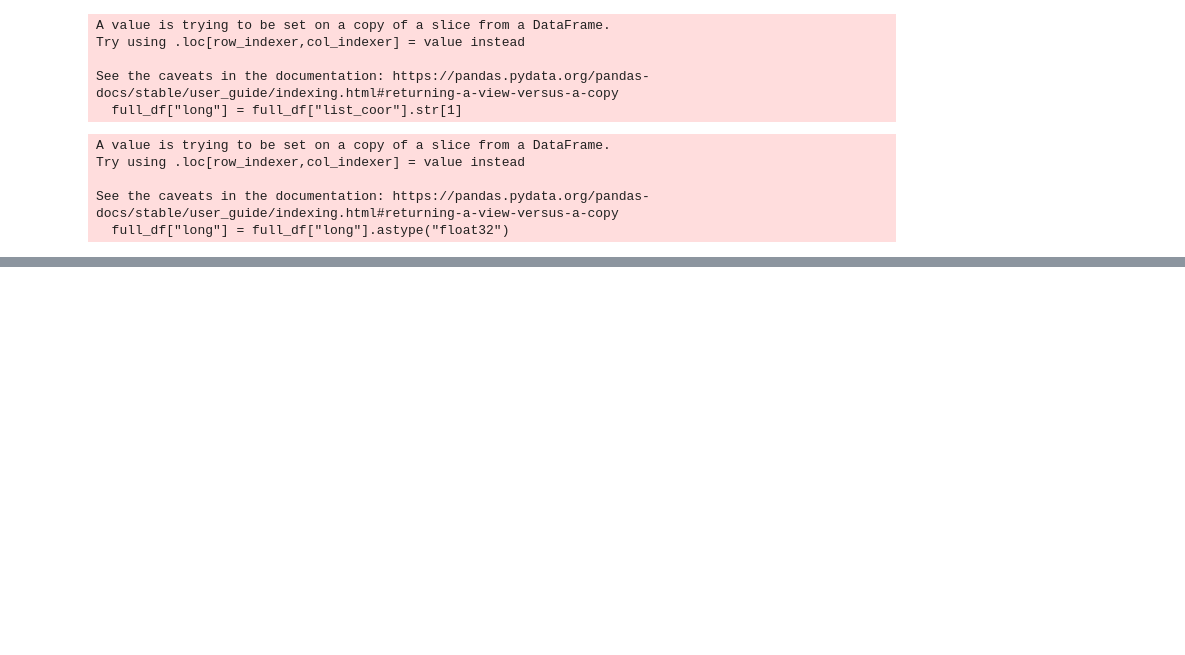
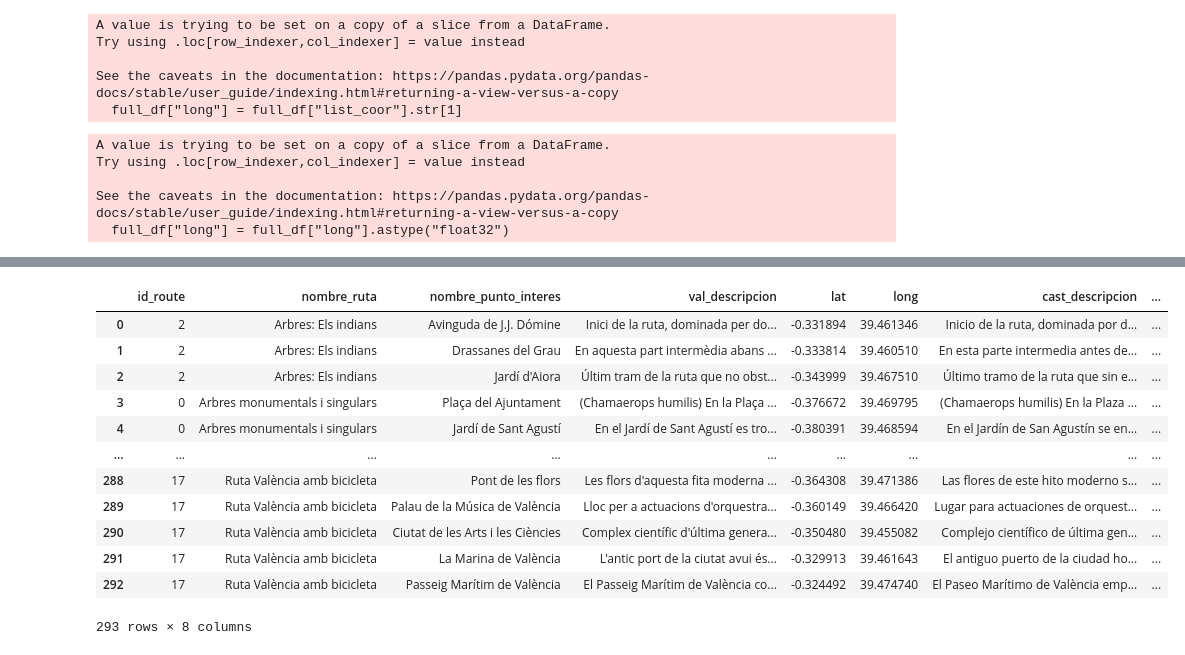
Before and after one commit to parismart/desafio-tripulaciones, a Jupyter notebook: src/notebooks/data_cleaning_points_of_routes.ipynb, the cells around one changed output, grey strips where cells are left out. Drawn from its saved outputs; the diff is of its cells as text; code cells hidden in the pictures; blank space fills up the shorter version.

```diff
--- a/src/notebooks/data_cleaning_points_of_routes.ipynb
+++ b/src/notebooks/data_cleaning_points_of_routes.ipynb
@@ -145,0 +427,4 @@ full_df.to_csv("data/clean_points_of_routes.csv ")
+# %%
+points_trans = pd.read_csv("data/route_points_translated.csv").drop("Unnamed: 0", axis=1)
+# %%
+points_trans = points_trans.iloc[:,-2:]
@@ -145,0 +433,20 @@ full_df.to_csv("data/clean_points_of_routes.csv ")
+# %%
+full_points = pd.concat([points_df, points_trans],axis = 1)
+# %%
+full_points = full_points.rename(columns={"descripcion":"val_descripcion"})
+# %%
+full_points
+# %% [output]
+|  | id_route | nombre_ruta | nombre_punto_interes | val_descripcion | lat | long | cast_descripcion | ... |
+| 0 | 2 | Arbres: Els indians | Avinguda de J.J. Dómine | Inici de la ruta, dominada per do... | -0.331894 | 39.461346 | Inicio de la ruta, dominada por d... | ... |
+| 1 | 2 | Arbres: Els indians | Drassanes del Grau | En aquesta part intermèdia abans ... | -0.333814 | 39.460510 | En esta parte intermedia antes de... | ... |
+| 2 | 2 | Arbres: Els indians | Jardí d'Aiora | Últim tram de la ruta que no obst... | -0.343999 | 39.467510 | Último tramo de la ruta que sin e... | ... |
+| 3 | 0 | Arbres monumentals i singulars | Plaça del Ajuntament | (Chamaerops humilis) En la Plaça ... | -0.376672 | 39.469795 | (Chamaerops humilis) En la Plaza ... | ... |
+| 4 | 0 | Arbres monumentals i singulars | Jardí de Sant Agustí | En el Jardí de Sant Agustí es tro... | -0.380391 | 39.468594 | En el Jardín de San Agustín se en... | ... |
+| ... | ... | ... | ... | ... | ... | ... | ... | ... |
+| 288 | 17 | Ruta València amb bicicleta | Pont de les flors | Les flors d'aquesta fita moderna ... | -0.364308 | 39.471386 | Las flores de este hito moderno s... | ... |
+| 289 | 17 | Ruta València amb bicicleta | Palau de la Música de València | Lloc per a actuacions d'orquestra... | -0.360149 | 39.466420 | Lugar para actuaciones de orquest... | ... |
+| 290 | 17 | Ruta València amb bicicleta | Ciutat de les Arts i les Ciències | Complex científic d'última genera... | -0.350480 | 39.455082 | Complejo científico de última gen... | ... |
+| 291 | 17 | Ruta València amb bicicleta | La Marina de València | L'antic port de la ciutat avui és... | -0.329913 | 39.461643 | El antiguo puerto de la ciudad ho... | ... |
+| 292 | 17 | Ruta València amb bicicleta | Passeig Marítim de València | El Passeig Marítim de València co... | -0.324492 | 39.474740 | El Paseo Marítimo de València emp... | ... |
+293 rows × 8 columns
```
Also changed, not shown: parts of 64 cells of this notebook, 9 other files.
